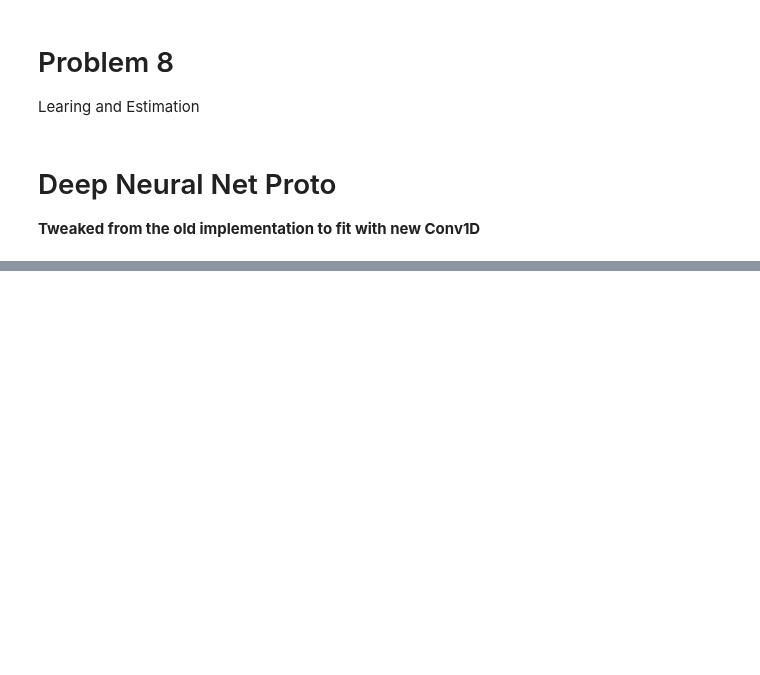
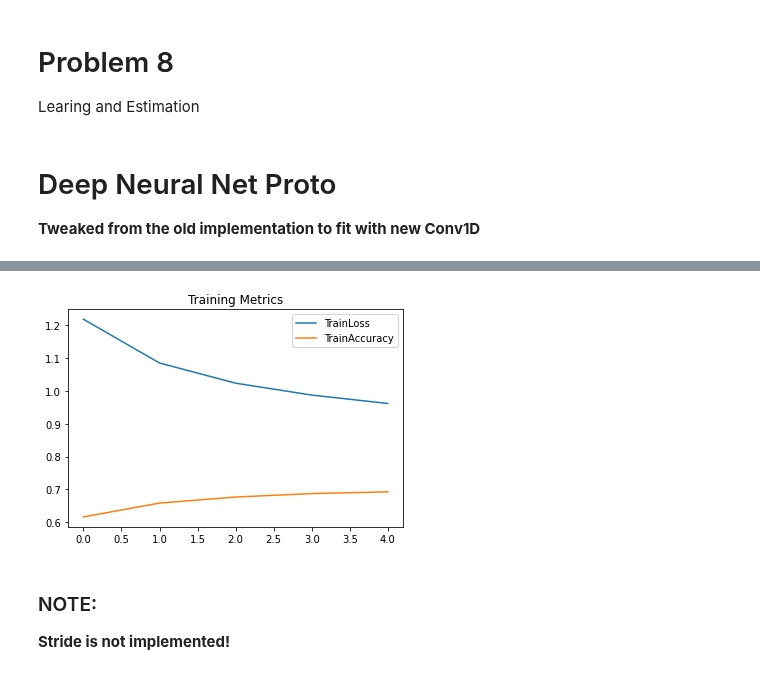
Before and after one commit to produdez/diveintocode-ml, a Jupyter notebook: Week 17/ConvolutionalScratch.ipynb, the cells around one changed output, grey strips where cells are left out. Saved outputs shown, nothing was run; the diff lists cells and outputs as text; code cells hidden in the pictures; blank space fills up the shorter version.

```diff
--- a/Week 17/ConvolutionalScratch.ipynb
+++ b/Week 17/ConvolutionalScratch.ipynb
@@ -529,7 +700,7 @@ class DeepNeuralNetworkClassifier():
           if self.verbose: print('Epoch: ', i)
           self.get_mini_batch = GetMiniBatch(X, y, batch_size=self.batch_size)
           for idx, (mini_X_train, mini_y_train) in enumerate(self.get_mini_batch):
-              if self.debug: print('Current batch: ', idx)
+              if self.debug: print('Current batch: ', idx, mini_X_train.shape, mini_y_train.shape)
               #train mini_batch
               Z = self.forward_prop(mini_X_train)
               self.backward_prop(Z,mini_y_train)
@@ -552,6 +747,22 @@ class DeepNeuralNetworkClassifier():
+# %%
+#flatten layer
+class FlattenLayer():
+    def __init__(self):
+        self.in_shape = None
+    def forward(self,X):
+        if (X.shape != self.in_shape): print('self: ', self.in_shape, 'x: ',X.shape)
+        self.in_shape = X.shape
+        return X.reshape(-1,X.shape[-1]) #flatten the channel to 1
+    def backward(self,dA):
+        return None, None ,dA.reshape(self.in_shape)
+class TransparentFunction():
+    def forward(self,X):
+        return X
+    def backward(self,dA):
+        return dA
 # %%
 # test run deep neural
-model = DeepNeuralNetworkClassifier(enc, debug = True, verbose = True, max_iter = 5)
+model = DeepNeuralNetworkClassifier(enc, debug = False, verbose = True, max_iter = 5)
 n_in_features = X_train.shape[1]
 batch_size  = 20
 print('train shape: ', X_train.shape)
@@ -559,11 +770,14 @@ print('input features: ', n_in_features)
 print('input channels: ', batch_size)
 
 
+in_channel = X_train.shape[1]
 
-l1 = Conv1D(filter_size = 20, n_input = batch_size, n_output = 1, batch_size = batch_size)
+l1 = Conv1DBatch(filter_size = 3, n_input = in_channel, n_output = 1, optimizer = AdaGrad(0.1))
 model.add(l1,Tanh())
-l2 = FC(765,200, SimpleInitializer(),SGD()) #cause output of conv is 394
+lshape = FlattenLayer()
+model.add(lshape,TransparentFunction())
+l2 = FC(26,100, SimpleInitializer(),SGD()) #cause output of conv is 394
 model.add(l2,Tanh())
-l3 = FC(200,10, SimpleInitializer(),SGD())
+l3 = FC(100,10, SimpleInitializer(),SGD())
 model.add(l3,SoftMax())
 # %% [output]
@@ -572,5 +786,5 @@ input features:  784
 input channels:  20
 # %%
-print('xshape: ', X_val.shape, 'yshape: ', y_val.shape)
-model.fit(X_val, y_val)
+print('xshape: ', X_train.shape, 'yshape: ', y_train.shape)
+model.fit(X_train, y_train)
 # %% [output]
@@ -625,0 +815,12 @@ Conv:  [9. 9.]
+# %%
+# loss result
+plt.plot(model.loss, label = 'TrainLoss')
+plt.plot(model.accuracy, label = 'TrainAccuracy')
+plt.title('Training Metrics')
+plt.legend()
+plt.show()
+# %% [output]
+[figure, added]
+# %% [markdown]
+### NOTE:
+**Stride is not implemented!**
```
Also changed, not shown: parts of 22 cells of this notebook.
